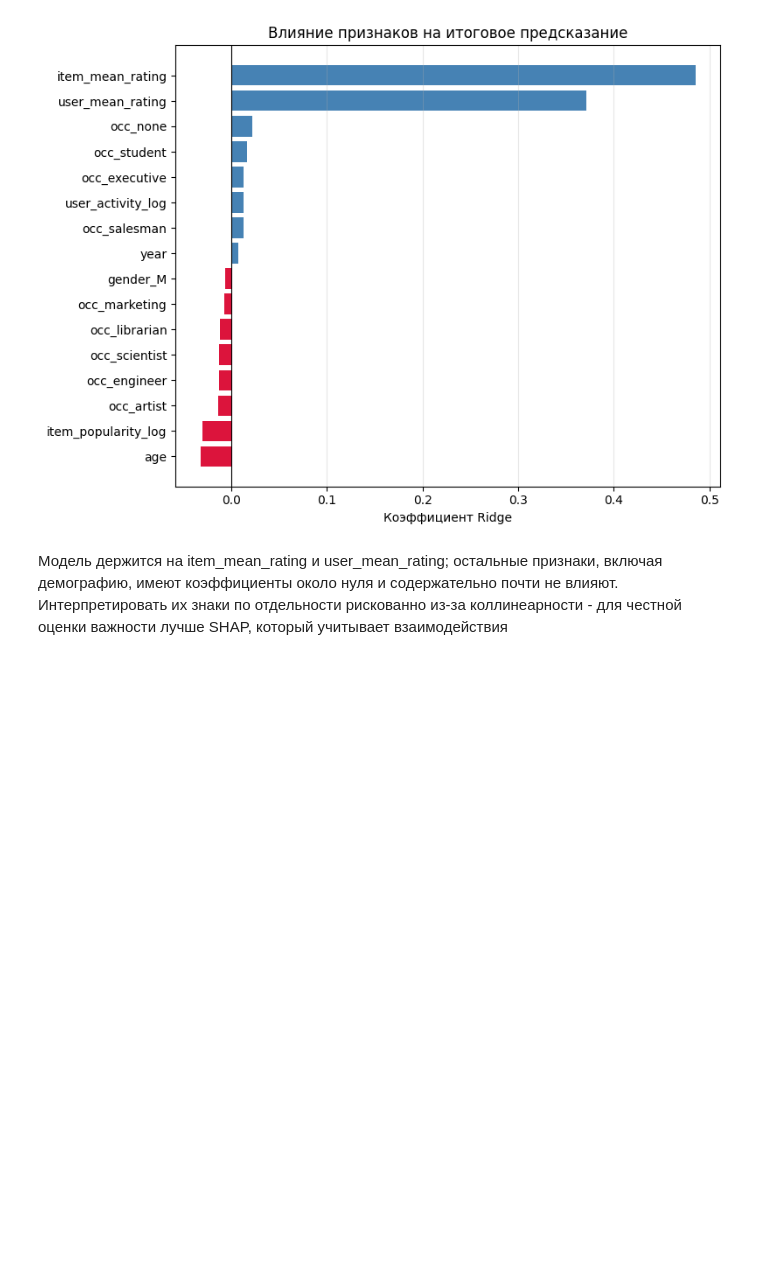
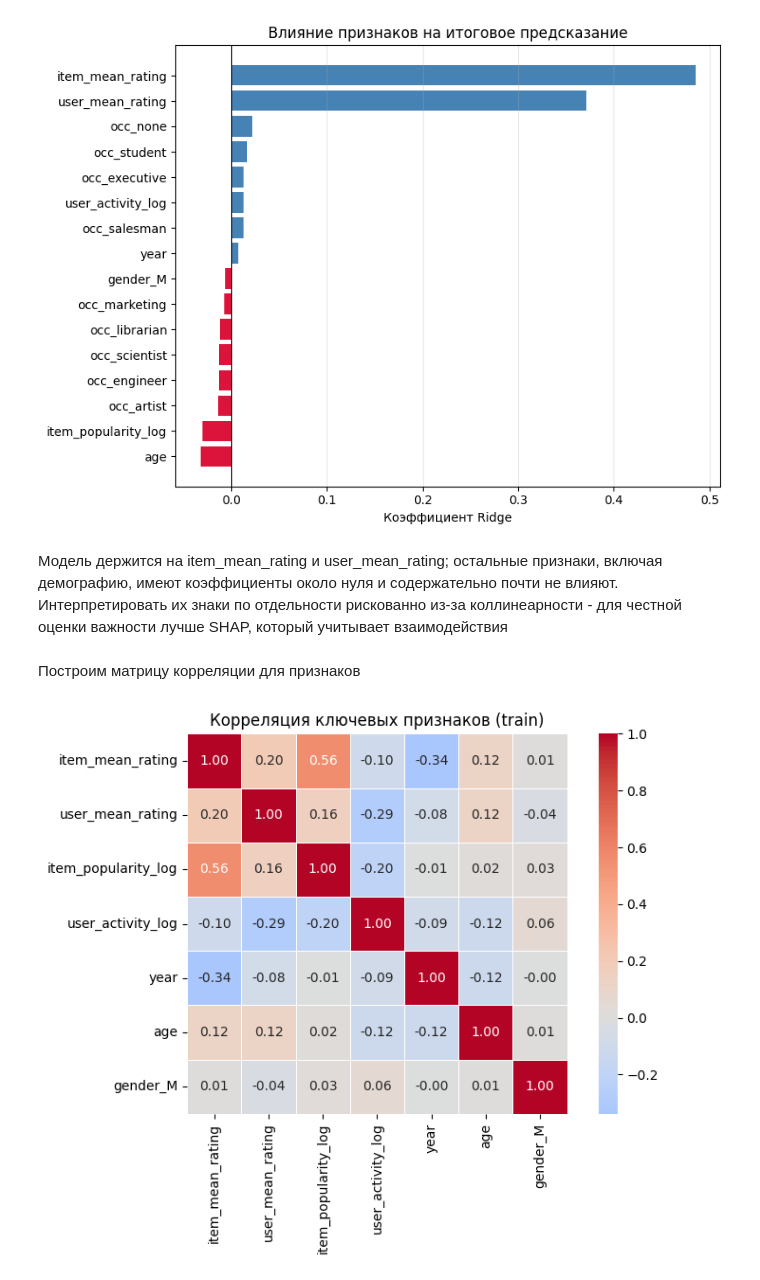
Before and after one commit to EgorMakarov567/movie-recommender-system, a Jupyter notebook: notebooks/06_content_based.ipynb, the cells around one changed output. Saved outputs shown, nothing was run; the diff lists cells and outputs as text; code cells hidden in the pictures; blank space fills up the shorter version.

```diff
--- a/notebooks/06_content_based.ipynb
+++ b/notebooks/06_content_based.ipynb
@@ -292,3 +292,18 @@ plt.show()
 [figure]
 # %% [markdown]
 Модель держится на item_mean_rating и user_mean_rating; остальные признаки, включая демографию, имеют коэффициенты около нуля и содержательно почти не влияют. Интерпретировать их знаки по отдельности рискованно из-за коллинеарности - для честной оценки важности лучше SHAP, который учитывает взаимодействия
+# %% [markdown]
+Построим матрицу корреляции для признаков
+# %%
+import seaborn as sns
+
+key_features = ['item_mean_rating', 'user_mean_rating', 'item_popularity_log','user_activity_log', 'year', 'age', 'gender_M']
+corr = X_train[key_features].corr()
+
+plt.figure(figsize=(8, 6))
+sns.heatmap(corr, annot=True, fmt='.2f', cmap='coolwarm', center=0, square=True, linewidths=0.5)
+plt.title('Корреляция ключевых признаков (train)')
+plt.tight_layout()
+plt.show()
+# %% [output]
+[figure, added]
```
Also changed, not shown: parts of 1 cell of this notebook, 1 other file.
